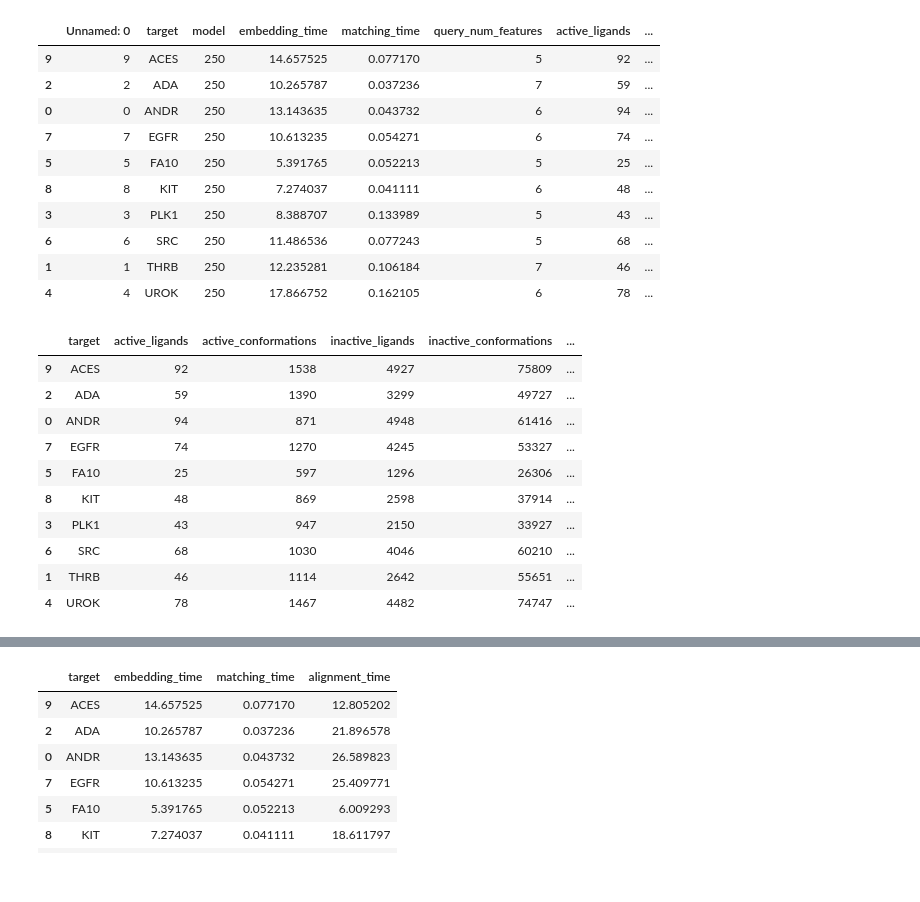
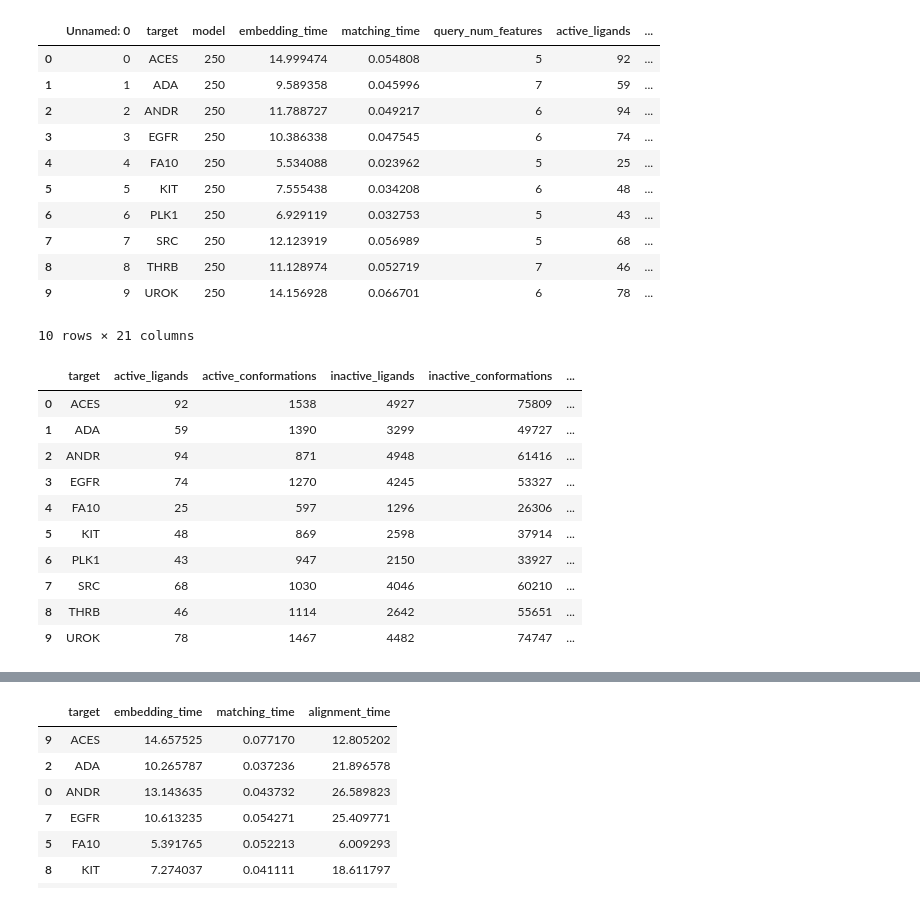
Before and after one commit to molinfo-vienna/PharmacoMatch, a Jupyter notebook: notebooks/Benchmark.ipynb, the cells around one changed output, grey strips where cells are left out. Cells and saved outputs as stored; diff of their text form; code cells hidden in the pictures.

```diff
--- a/notebooks/Benchmark.ipynb
+++ b/notebooks/Benchmark.ipynb
@@ -3,33 +3,34 @@ import pandas as pd
 import numpy as np
 import matplotlib.pyplot as plt
 # %%
-path = "/home/drose/git/PhectorDB/notebooks/final_results_250.csv"
+path = "/home/drose/git/PhectorDB/notebooks/final_results2.csv"
 df = pd.read_csv(path).sort_values("target")
 df
 # %% [output]
 |  | Unnamed: 0 | target | model | embedding_time | matching_time | query_num_features | active_ligands | ... |
-| 9 | 9 | ACES | 250 | 14.657525 | 0.077170 | 5 | 92 | ... |
-| 2 | 2 | ADA | 250 | 10.265787 | 0.037236 | 7 | 59 | ... |
-| 0 | 0 | ANDR | 250 | 13.143635 | 0.043732 | 6 | 94 | ... |
-| 7 | 7 | EGFR | 250 | 10.613235 | 0.054271 | 6 | 74 | ... |
-| 5 | 5 | FA10 | 250 | 5.391765 | 0.052213 | 5 | 25 | ... |
-| 8 | 8 | KIT | 250 | 7.274037 | 0.041111 | 6 | 48 | ... |
-| 3 | 3 | PLK1 | 250 | 8.388707 | 0.133989 | 5 | 43 | ... |
-| 6 | 6 | SRC | 250 | 11.486536 | 0.077243 | 5 | 68 | ... |
-| 1 | 1 | THRB | 250 | 12.235281 | 0.106184 | 7 | 46 | ... |
-| 4 | 4 | UROK | 250 | 17.866752 | 0.162105 | 6 | 78 | ... |
+| 0 | 0 | ACES | 250 | 14.999474 | 0.054808 | 5 | 92 | ... |
+| 1 | 1 | ADA | 250 | 9.589358 | 0.045996 | 7 | 59 | ... |
+| 2 | 2 | ANDR | 250 | 11.788727 | 0.049217 | 6 | 94 | ... |
+| 3 | 3 | EGFR | 250 | 10.386338 | 0.047545 | 6 | 74 | ... |
+| 4 | 4 | FA10 | 250 | 5.534088 | 0.023962 | 5 | 25 | ... |
+| 5 | 5 | KIT | 250 | 7.555438 | 0.034208 | 6 | 48 | ... |
+| 6 | 6 | PLK1 | 250 | 6.929119 | 0.032753 | 5 | 43 | ... |
+| 7 | 7 | SRC | 250 | 12.123919 | 0.056989 | 5 | 68 | ... |
+| 8 | 8 | THRB | 250 | 11.128974 | 0.052719 | 7 | 46 | ... |
+| 9 | 9 | UROK | 250 | 14.156928 | 0.066701 | 6 | 78 | ... |
+10 rows × 21 columns
 # %%
 df[["target", "active_ligands", "active_conformations",  "inactive_ligands", "inactive_conformations", "query_num_features"]]
 # %% [output]
 |  | target | active_ligands | active_conformations | inactive_ligands | inactive_conformations | ... |
-| 9 | ACES | 92 | 1538 | 4927 | 75809 | ... |
-| 2 | ADA | 59 | 1390 | 3299 | 49727 | ... |
-| 0 | ANDR | 94 | 871 | 4948 | 61416 | ... |
-| 7 | EGFR | 74 | 1270 | 4245 | 53327 | ... |
-| 5 | FA10 | 25 | 597 | 1296 | 26306 | ... |
-| 8 | KIT | 48 | 869 | 2598 | 37914 | ... |
-| 3 | PLK1 | 43 | 947 | 2150 | 33927 | ... |
-| 6 | SRC | 68 | 1030 | 4046 | 60210 | ... |
-| 1 | THRB | 46 | 1114 | 2642 | 55651 | ... |
-| 4 | UROK | 78 | 1467 | 4482 | 74747 | ... |
+| 0 | ACES | 92 | 1538 | 4927 | 75809 | ... |
+| 1 | ADA | 59 | 1390 | 3299 | 49727 | ... |
+| 2 | ANDR | 94 | 871 | 4948 | 61416 | ... |
+| 3 | EGFR | 74 | 1270 | 4245 | 53327 | ... |
+| 4 | FA10 | 25 | 597 | 1296 | 26306 | ... |
+| 5 | KIT | 48 | 869 | 2598 | 37914 | ... |
+| 6 | PLK1 | 43 | 947 | 2150 | 33927 | ... |
+| 7 | SRC | 68 | 1030 | 4046 | 60210 | ... |
+| 8 | THRB | 46 | 1114 | 2642 | 55651 | ... |
+| 9 | UROK | 78 | 1467 | 4482 | 74747 | ... |
 # %%
```
Also changed, not shown: parts of 2 cells of this notebook, 5 other files.
